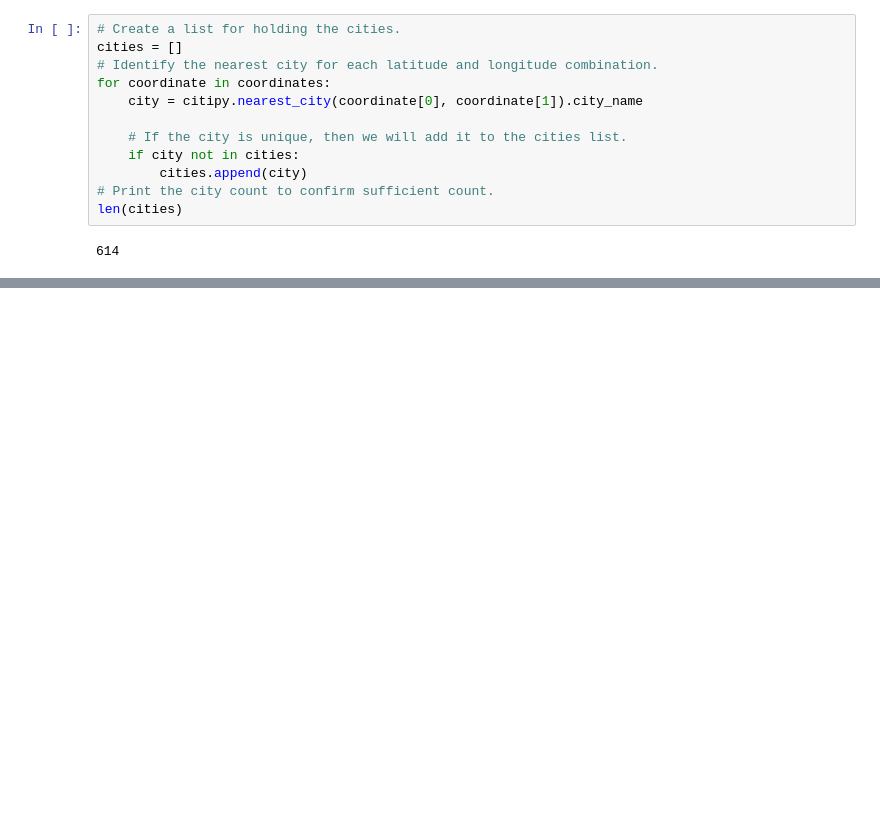
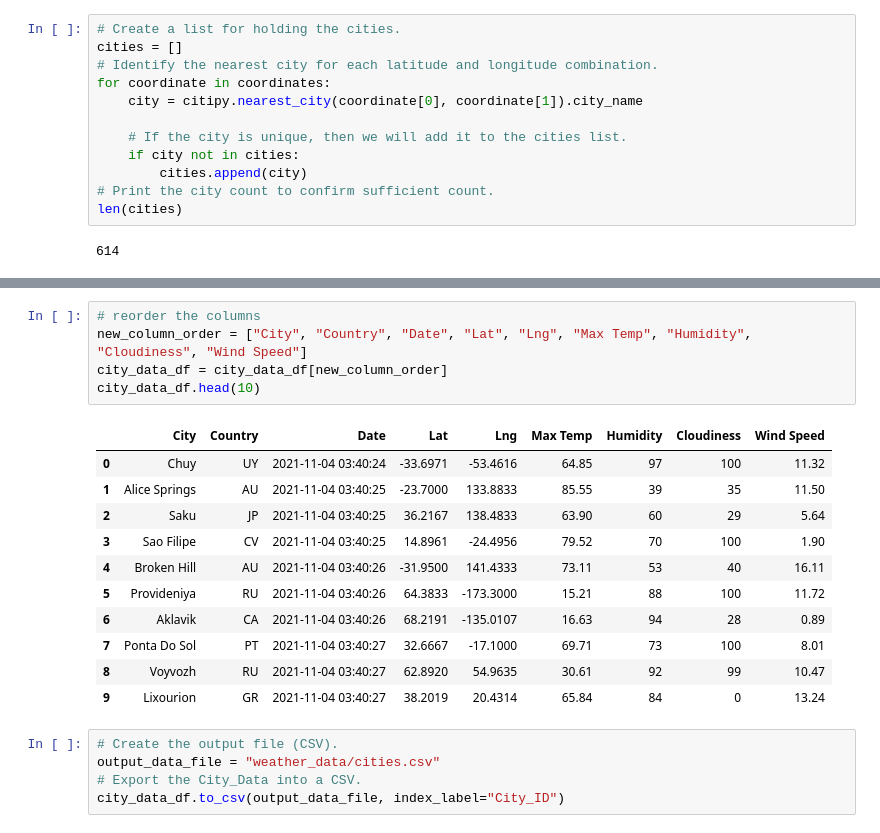
Before and after one commit to pnorman411/world_weather_analysis, a Jupyter notebook: WeatherPy.ipynb, the cells around one changed output, grey strips where cells are left out. Cells and saved outputs as stored; diff of their text form; blank space fills up the shorter version.

```diff
--- a/WeatherPy.ipynb
+++ b/WeatherPy.ipynb
@@ -33,0 +150,22 @@ len(cities)
+# %%
+# reorder the columns
+new_column_order = ["City", "Country", "Date", "Lat", "Lng", "Max Temp", "Humidity", "Cloudiness", "Wind Speed"]
+city_data_df = city_data_df[new_column_order]
+city_data_df.head(10)
+# %% [output]
+|  | City | Country | Date | Lat | Lng | Max Temp | Humidity | Cloudiness | Wind Speed |
+| 0 | Chuy | UY | 2021-11-04 03:40:24 | -33.6971 | -53.4616 | 64.85 | 97 | 100 | 11.32 |
+| 1 | Alice Springs | AU | 2021-11-04 03:40:25 | -23.7000 | 133.8833 | 85.55 | 39 | 35 | 11.50 |
+| 2 | Saku | JP | 2021-11-04 03:40:25 | 36.2167 | 138.4833 | 63.90 | 60 | 29 | 5.64 |
+| 3 | Sao Filipe | CV | 2021-11-04 03:40:25 | 14.8961 | -24.4956 | 79.52 | 70 | 100 | 1.90 |
+| 4 | Broken Hill | AU | 2021-11-04 03:40:26 | -31.9500 | 141.4333 | 73.11 | 53 | 40 | 16.11 |
+| 5 | Provideniya | RU | 2021-11-04 03:40:26 | 64.3833 | -173.3000 | 15.21 | 88 | 100 | 11.72 |
+| 6 | Aklavik | CA | 2021-11-04 03:40:26 | 68.2191 | -135.0107 | 16.63 | 94 | 28 | 0.89 |
+| 7 | Ponta Do Sol | PT | 2021-11-04 03:40:27 | 32.6667 | -17.1000 | 69.71 | 73 | 100 | 8.01 |
+| 8 | Voyvozh | RU | 2021-11-04 03:40:27 | 62.8920 | 54.9635 | 30.61 | 92 | 99 | 10.47 |
+| 9 | Lixourion | GR | 2021-11-04 03:40:27 | 38.2019 | 20.4314 | 65.84 | 84 | 0 | 13.24 |
+# %%
+# Create the output file (CSV).
+output_data_file = "weather_data/cities.csv"
+# Export the City_Data into a CSV.
+city_data_df.to_csv(output_data_file, index_label="City_ID")
```
Also changed, not shown: parts of 7 cells of this notebook, 3 other files.
